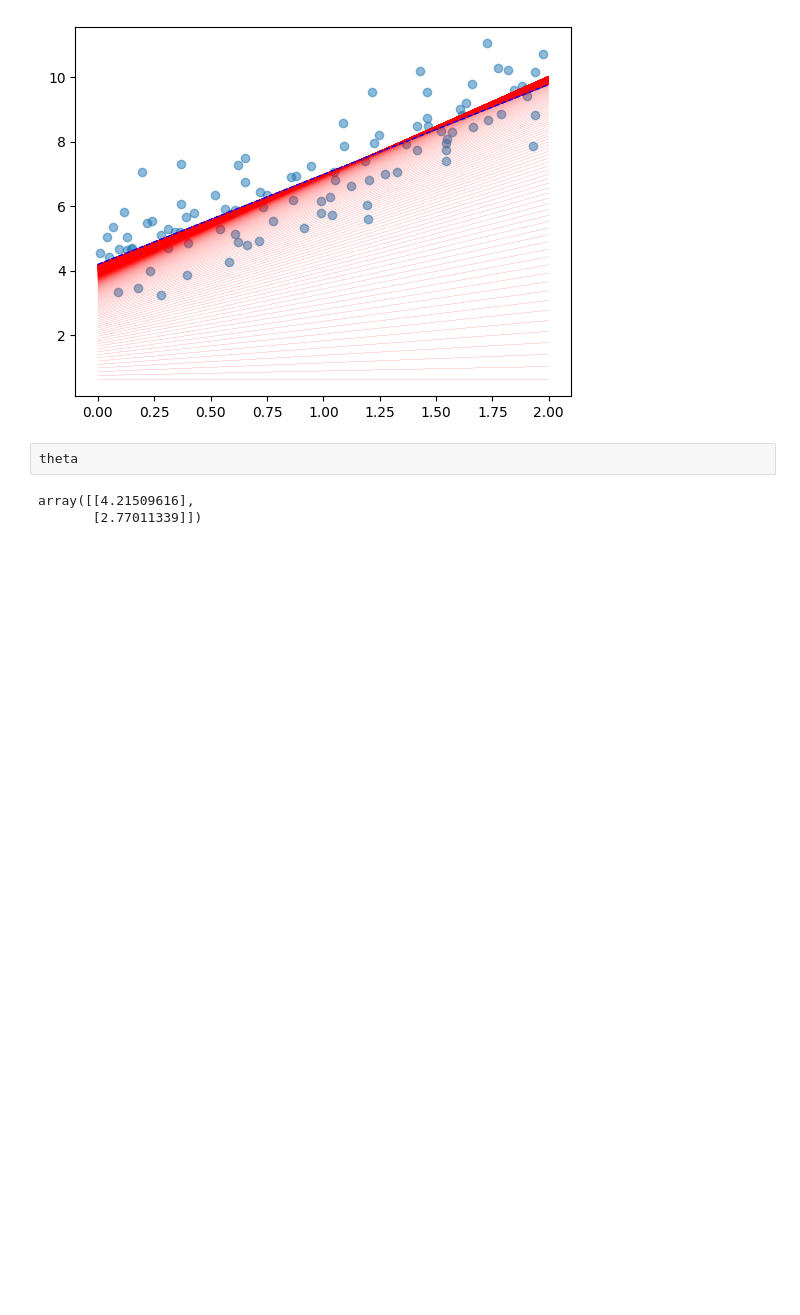
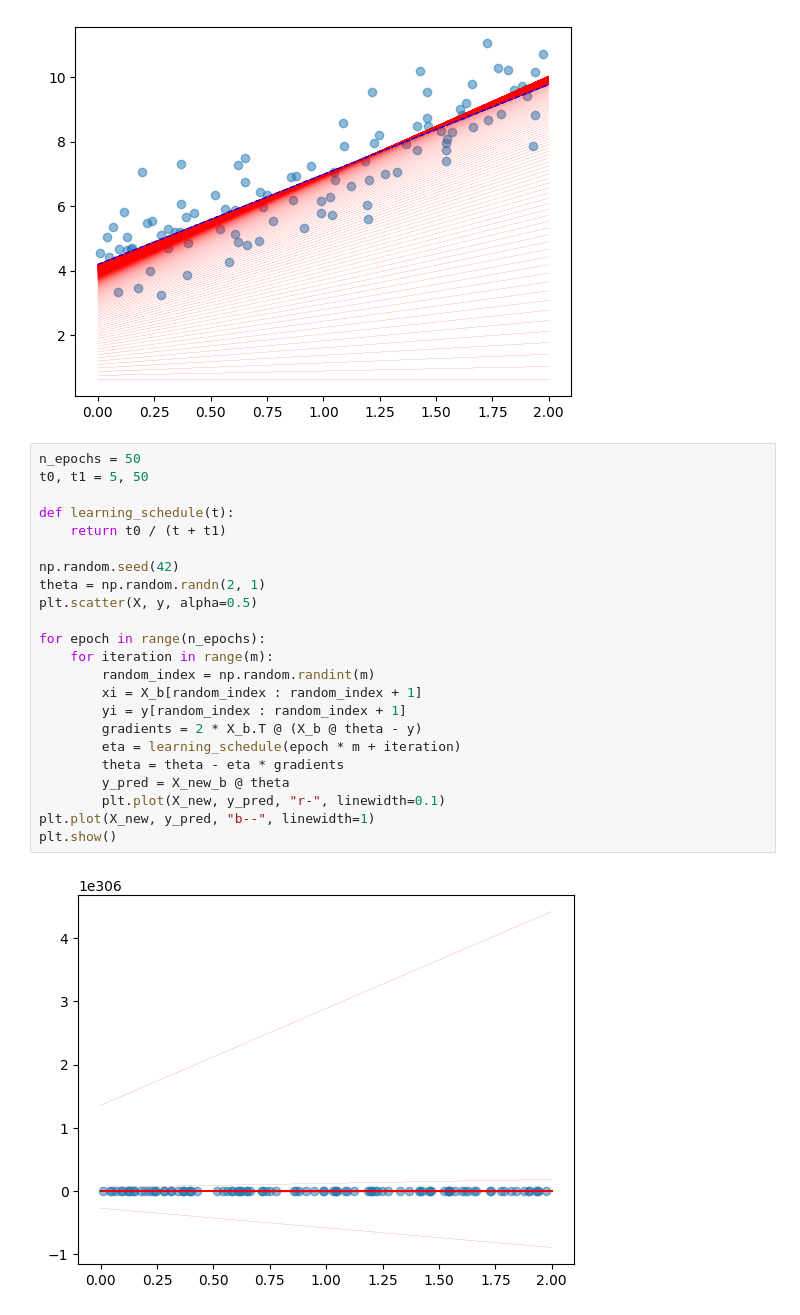
Before and after one commit to Hanifemam/hands-on, a Jupyter notebook: chap4/chap4.ipynb, the cells around one changed output. Drawn from its saved outputs; the diff is of its cells as text; blank space fills up the shorter version.

```diff
--- a/chap4/chap4.ipynb
+++ b/chap4/chap4.ipynb
@@ -64,7 +64,27 @@ plt.show()
 # %% [output]
 [figure]
 # %%
-theta
+n_epochs = 50
+t0, t1 = 5, 50
+
+def learning_schedule(t):
+    return t0 / (t + t1)
+
+np.random.seed(42)
+theta = np.random.randn(2, 1)
+plt.scatter(X, y, alpha=0.5)
+
+for epoch in range(n_epochs):
+    for iteration in range(m):
+        random_index = np.random.randint(m)
+        xi = X_b[random_index : random_index + 1]
+        yi = y[random_index : random_index + 1]
+        gradients = 2 * X_b.T @ (X_b @ theta - y)
+        eta = learning_schedule(epoch * m + iteration)
+        theta = theta - eta * gradients
+        y_pred = X_new_b @ theta
+        plt.plot(X_new, y_pred, "r-", linewidth=0.1)
+plt.plot(X_new, y_pred, "b--", linewidth=1)
+plt.show()
 # %% [output]
-array([[4.21509616],
-       [2.77011339]])
+[figure, added]
```
